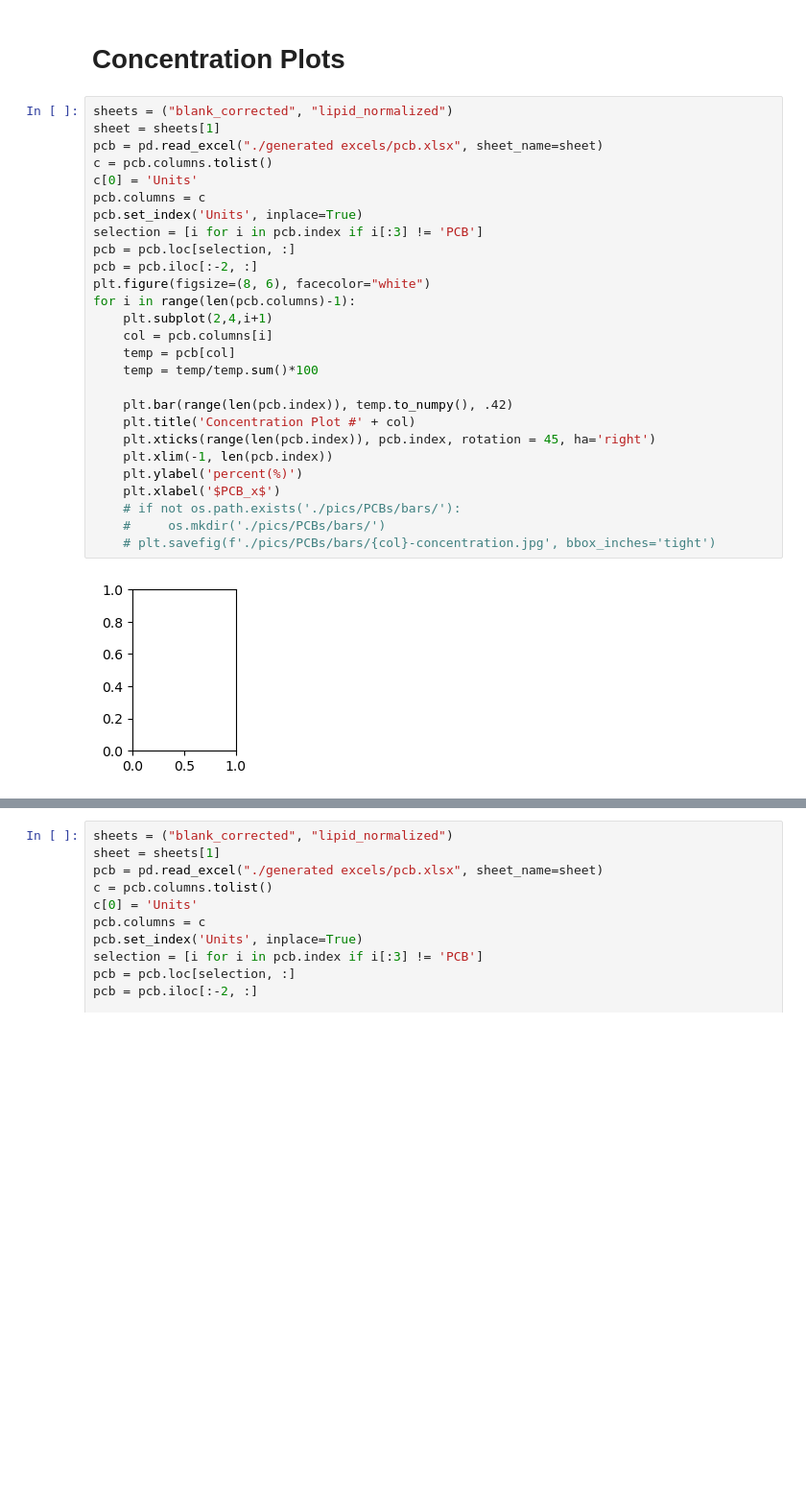
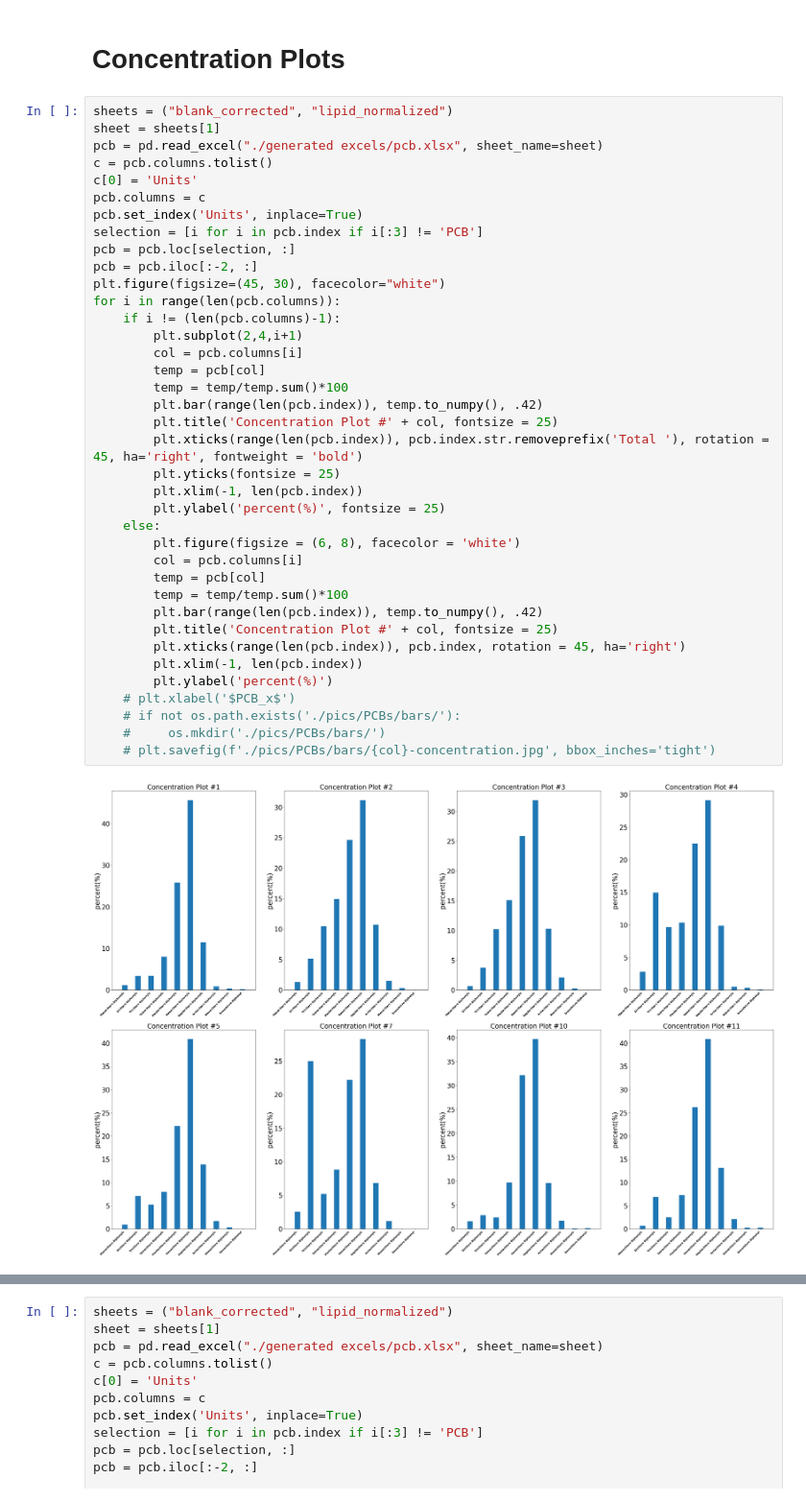
Before and after one commit to amirmtaghizadegan/Sturgeon, a Jupyter notebook: pcb.ipynb, the cells around one changed output, grey strips where cells are left out. Shown at 96% size. Cells and saved outputs as stored; diff of their text form; blank space fills up the shorter version.

```diff
--- a/pcb.ipynb
+++ b/pcb.ipynb
@@ -189,29 +189,40 @@ plt.savefig(f'./pics/PCBs/bars/average-proportion.jpg', bbox_inches='tight')
 # %%
 sheets = ("blank_corrected", "lipid_normalized")
 sheet = sheets[1]
 pcb = pd.read_excel("./generated excels/pcb.xlsx", sheet_name=sheet)
 c = pcb.columns.tolist()
 c[0] = 'Units'
 pcb.columns = c
 pcb.set_index('Units', inplace=True)
 selection = [i for i in pcb.index if i[:3] != 'PCB']
 pcb = pcb.loc[selection, :]
 pcb = pcb.iloc[:-2, :]
-plt.figure(figsize=(8, 6), facecolor="white")
-for i in range(len(pcb.columns)-1):
-    plt.subplot(2,4,i+1)
-    col = pcb.columns[i]
-    temp = pcb[col]
-    temp = temp/temp.sum()*100
-
-    plt.bar(range(len(pcb.index)), temp.to_numpy(), .42)
-    plt.title('Concentration Plot #' + col)
-    plt.xticks(range(len(pcb.index)), pcb.index, rotation = 45, ha='right')
-    plt.xlim(-1, len(pcb.index))
-    plt.ylabel('percent(%)')
-    plt.xlabel('$PCB_x$')
+plt.figure(figsize=(45, 30), facecolor="white")
+for i in range(len(pcb.columns)):
+    if i != (len(pcb.columns)-1):
+        plt.subplot(2,4,i+1)
+        col = pcb.columns[i]
+        temp = pcb[col]
+        temp = temp/temp.sum()*100
+        plt.bar(range(len(pcb.index)), temp.to_numpy(), .42)
+        plt.title('Concentration Plot #' + col, fontsize = 25)
+        plt.xticks(range(len(pcb.index)), pcb.index.str.removeprefix('Total '), rotation = 45, ha='right', fontweight = 'bold')
+        plt.yticks(fontsize = 25)
+        plt.xlim(-1, len(pcb.index))
+        plt.ylabel('percent(%)', fontsize = 25)
+    else:
+        plt.figure(figsize = (6, 8), facecolor = 'white')
+        col = pcb.columns[i]
+        temp = pcb[col]
+        temp = temp/temp.sum()*100
+        plt.bar(range(len(pcb.index)), temp.to_numpy(), .42)
+        plt.title('Concentration Plot #' + col, fontsize = 25)
+        plt.xticks(range(len(pcb.index)), pcb.index, rotation = 45, ha='right')
+        plt.xlim(-1, len(pcb.index))
+        plt.ylabel('percent(%)')
+    # plt.xlabel('$PCB_x$')
     # if not os.path.exists('./pics/PCBs/bars/'):
     #     os.mkdir('./pics/PCBs/bars/')
     # plt.savefig(f'./pics/PCBs/bars/{col}-concentration.jpg', bbox_inches='tight')
 # %% [output]
-[figure, old version]
+[figure, new version]
```
Also changed, not shown: parts of 2 cells of this notebook.
